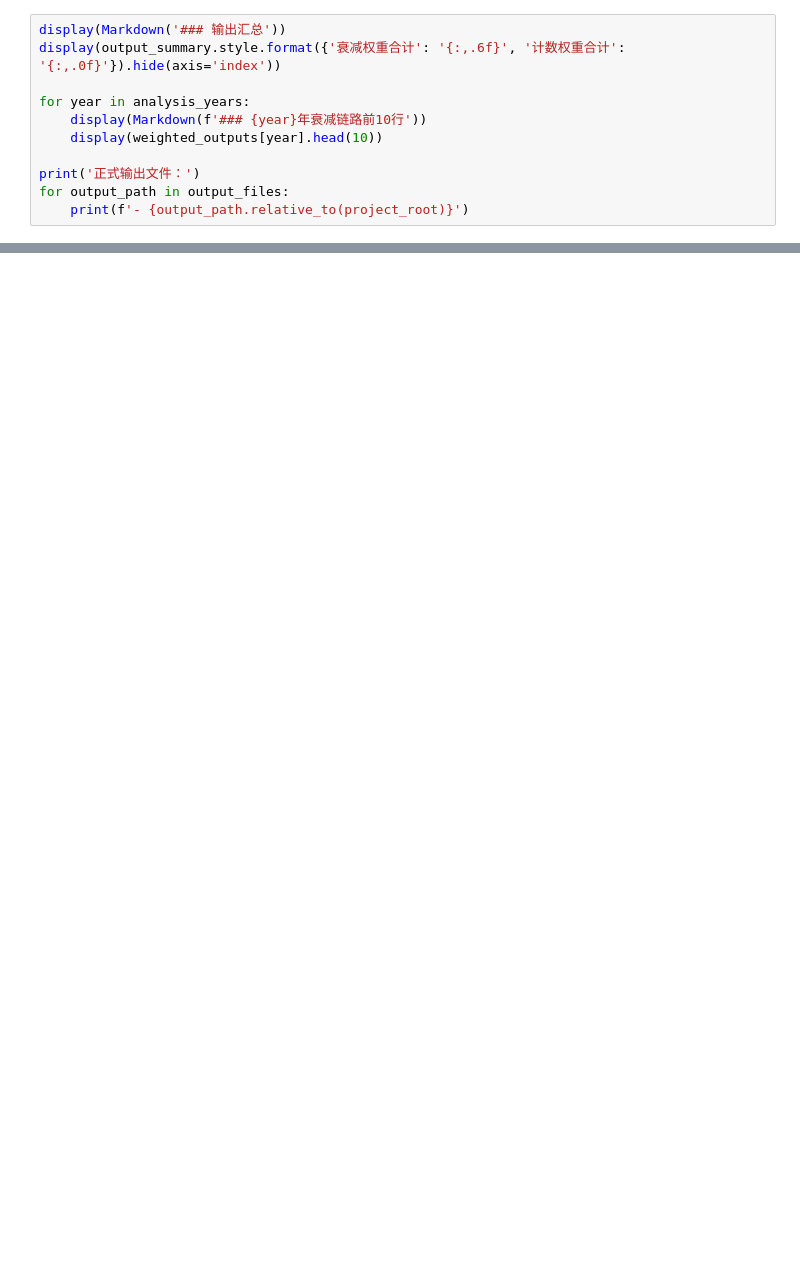
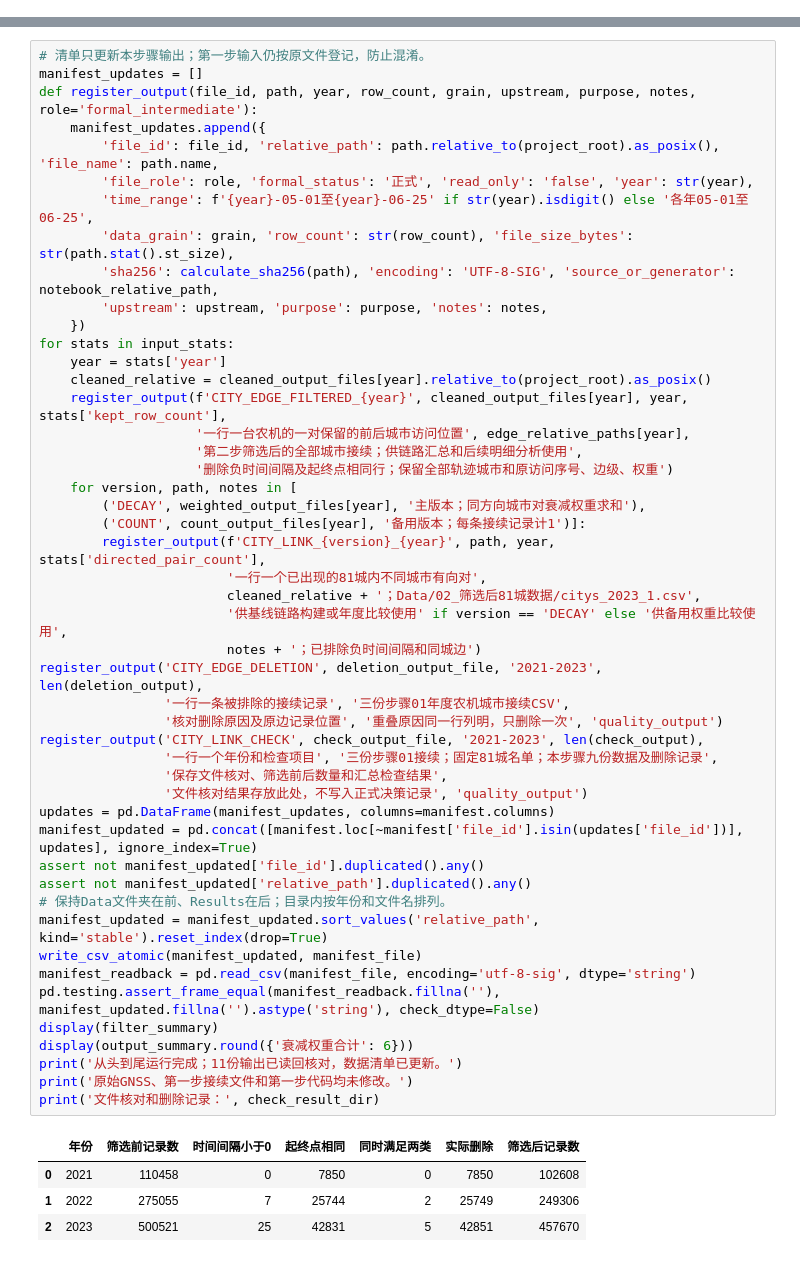
Before and after one commit to Xiaowu1512/W, a Jupyter notebook: Code/02_构建链路数据/build_city_links.ipynb, the cells around one changed output, grey strips where cells are left out. Cells and saved outputs as stored; diff of their text form; blank space fills up the shorter version.

```diff
--- a/Code/02_构建链路数据/build_city_links.ipynb
+++ b/Code/02_构建链路数据/build_city_links.ipynb
@@ -482,11 +269,0 @@ if backup_dir:
-# %%
-display(Markdown('### 输出汇总'))
-display(output_summary.style.format({'衰减权重合计': '{:,.6f}', '计数权重合计': '{:,.0f}'}).hide(axis='index'))
-
-for year in analysis_years:
-    display(Markdown(f'### {year}年衰减链路前10行'))
-    display(weighted_outputs[year].head(10))
-
-print('正式输出文件：')
-for output_path in output_files:
-    print(f'- {output_path.relative_to(project_root)}')
@@ -542,0 +397,53 @@ for output_path in output_files:
+# %%
+# 清单只更新本步骤输出；第一步输入仍按原文件登记，防止混淆。
+manifest_updates = []
+def register_output(file_id, path, year, row_count, grain, upstream, purpose, notes, role='formal_intermediate'):
+    manifest_updates.append({
+        'file_id': file_id, 'relative_path': path.relative_to(project_root).as_posix(), 'file_name': path.name,
+        'file_role': role, 'formal_status': '正式', 'read_only': 'false', 'year': str(year),
+        'time_range': f'{year}-05-01至{year}-06-25' if str(year).isdigit() else '各年05-01至06-25',
+        'data_grain': grain, 'row_count': str(row_count), 'file_size_bytes': str(path.stat().st_size),
+        'sha256': calculate_sha256(path), 'encoding': 'UTF-8-SIG', 'source_or_generator': notebook_relative_path,
+        'upstream': upstream, 'purpose': purpose, 'notes': notes,
+    })
+for stats in input_stats:
+    year = stats['year']
+    cleaned_relative = cleaned_output_files[year].relative_to(project_root).as_posix()
+    register_output(f'CITY_EDGE_FILTERED_{year}', cleaned_output_files[year], year, stats['kept_row_count'],
+                    '一行一台农机的一对保留的前后城市访问位置', edge_relative_paths[year],
+                    '第二步筛选后的全部城市接续；供链路汇总和后续明细分析使用',
+                    '删除负时间间隔及起终点相同行；保留全部轨迹城市和原访问序号、边级、权重')
+    for version, path, notes in [
+        ('DECAY', weighted_output_files[year], '主版本；同方向城市对衰减权重求和'),
+        ('COUNT', count_output_files[year], '备用版本；每条接续记录计1')]:
+        register_output(f'CITY_LINK_{version}_{year}', path, year, stats['directed_pair_count'],
+                        '一行一个已出现的81城内不同城市有向对',
+                        cleaned_relative + '；Data/02_筛选后81城数据/citys_2023_1.csv',
+                        '供基线链路构建或年度比较使用' if version == 'DECAY' else '供备用权重比较使用',
+                        notes + '；已排除负时间间隔和同城边')
+register_output('CITY_EDGE_DELETION', deletion_output_file, '2021-2023', len(deletion_output),
+                '一行一条被排除的接续记录', '三份步骤01年度农机城市接续CSV',
+                '核对删除原因及原边记录位置', '重叠原因同一行列明，只删除一次', 'quality_output')
+register_output('CITY_LINK_CHECK', check_output_file, '2021-2023', len(check_output),
+                '一行一个年份和检查项目', '三份步骤01接续；固定81城名单；本步骤九份数据及删除记录',
+                '保存文件核对、筛选前后数量和汇总检查结果',
+                '文件核对结果存放此处，不写入正式决策记录', 'quality_output')
+updates = pd.DataFrame(manifest_updates, columns=manifest.columns)
+manifest_updated = pd.concat([manifest.loc[~manifest['file_id'].isin(updates['file_id'])], updates], ignore_index=True)
+assert not manifest_updated['file_id'].duplicated().any()
+assert not manifest_updated['relative_path'].duplicated().any()
+# 保持Data文件夹在前、Results在后；目录内按年份和文件名排列。
+manifest_updated = manifest_updated.sort_values('relative_path', kind='stable').reset_index(drop=True)
+write_csv_atomic(manifest_updated, manifest_file)
+manifest_readback = pd.read_csv(manifest_file, encoding='utf-8-sig', dtype='string')
+pd.testing.assert_frame_equal(manifest_readback.fillna(''), manifest_updated.fillna('').astype('string'), check_dtype=False)
+display(filter_summary)
+display(output_summary.round({'衰减权重合计': 6}))
+print('从头到尾运行完成；11份输出已读回核对，数据清单已更新。')
+print('原始GNSS、第一步接续文件和第一步代码均未修改。')
+print('文件核对和删除记录：', check_result_dir)
+# %% [output]
+|  | 年份 | 筛选前记录数 | 时间间隔小于0 | 起终点相同 | 同时满足两类 | 实际删除 | 筛选后记录数 |
+| 0 | 2021 | 110458 | 0 | 7850 | 0 | 7850 | 102608 |
+| 1 | 2022 | 275055 | 7 | 25744 | 2 | 25749 | 249306 |
+| 2 | 2023 | 500521 | 25 | 42831 | 5 | 42851 | 457670 |
```
Also changed, not shown: parts of 24 cells of this notebook, 47 other files.
